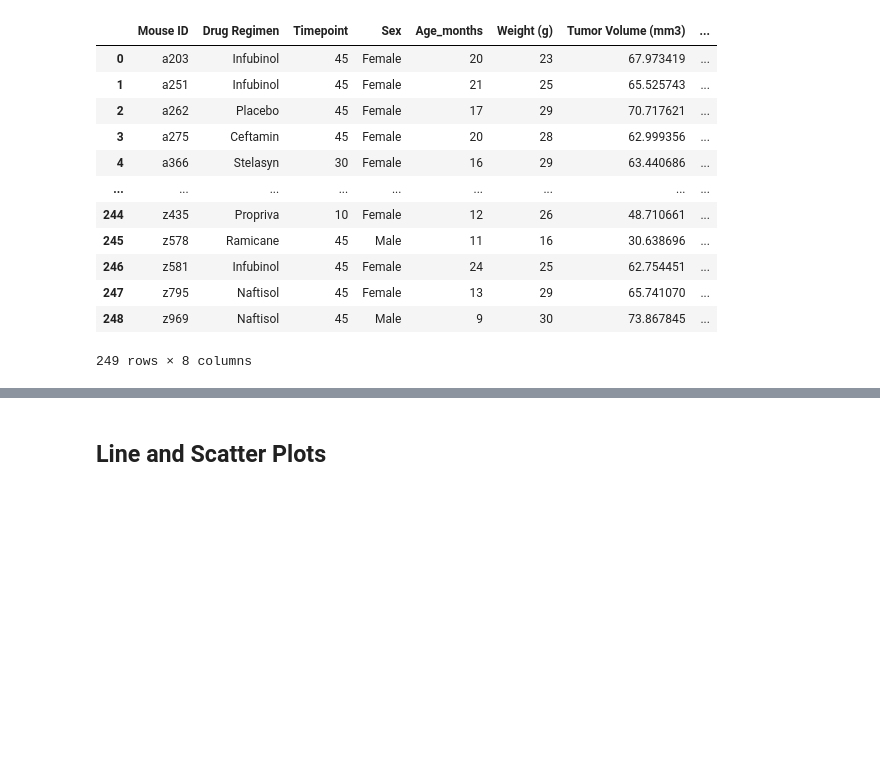
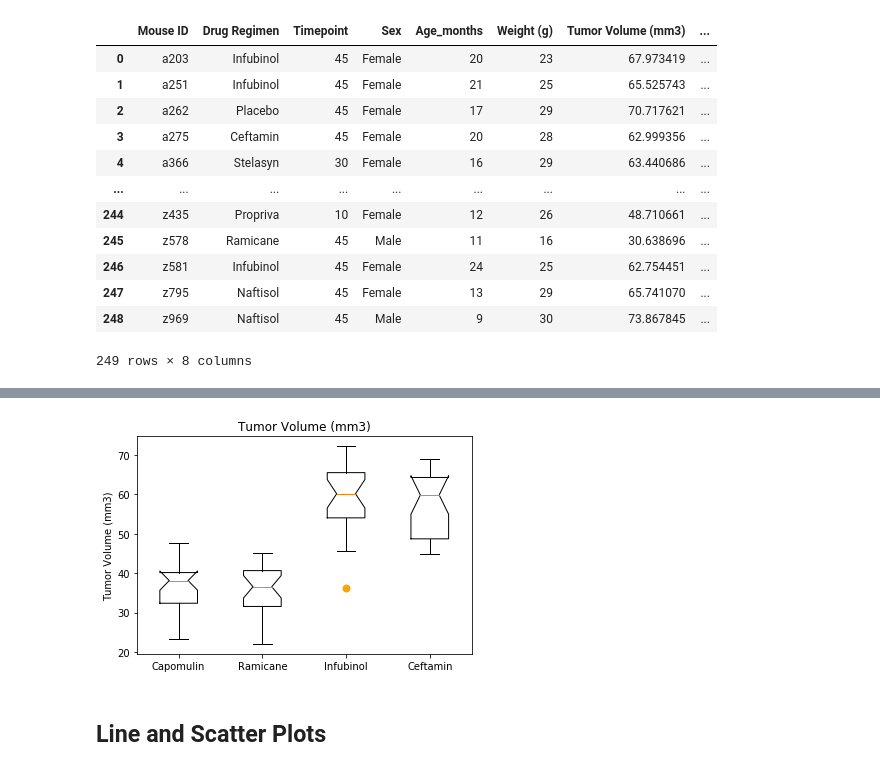
Before and after one commit to AndriyKDA/Matplotlib_challenge, a Jupyter notebook: Pymaceuticals/pymaceuticals_starter.ipynb, the cells around one changed output, grey strips where cells are left out. Cells and saved outputs as stored; diff of their text form; code cells hidden in the pictures; blank space fills up the shorter version.

```diff
--- a/Pymaceuticals/pymaceuticals_starter.ipynb
+++ b/Pymaceuticals/pymaceuticals_starter.ipynb
@@ -349,5 +428,14 @@ maxpoint_df
 # %%
 # Generate a box plot of the final tumor volume of each mouse across four regimens of interest
+fig1, ax1 = plt.subplots()
+flierprops = dict(marker='o', markerfacecolor='orange', markersize=8,
+                  markeredgecolor='none')
+ax1.set_title("Tumor Volume (mm3)")
+ax1.set_ylabel("Tumor Volume (mm3)")
+ax1.boxplot(tumvoldata,labels=regimens,notch=True, flierprops = flierprops)
+plt.show()
+# %% [output]
+[figure, added]
 # %% [markdown]
 ## Line and Scatter Plots
 # %%
```
Also changed, not shown: parts of 6 cells of this notebook, 1 other file.
